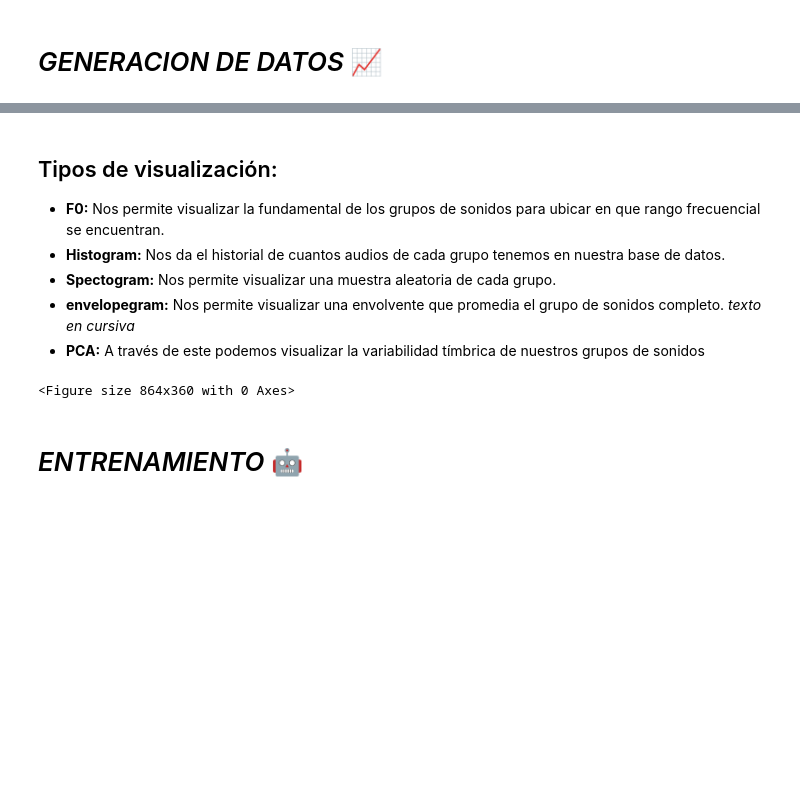
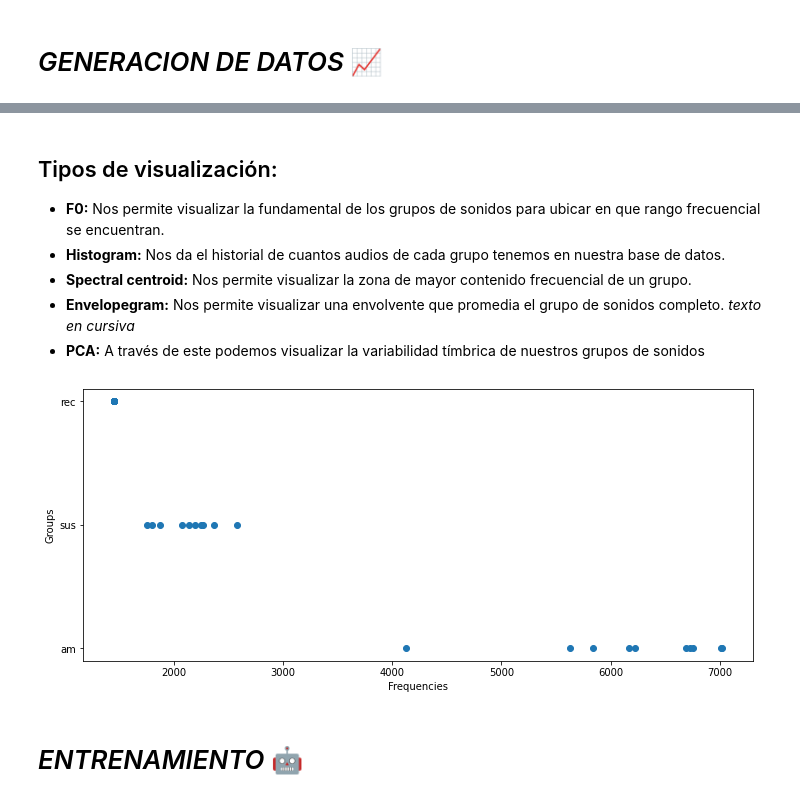
Before and after one commit to mezaga/ACIML, a Jupyter notebook: ACIML_seminario_prototype_final.ipynb, the cells around one changed output, grey strips where cells are left out. Cells and saved outputs as stored; diff of their text form; code cells hidden in the pictures; blank space fills up the shorter version.

```diff
--- a/ACIML_seminario_prototype_final.ipynb
+++ b/ACIML_seminario_prototype_final.ipynb
@@ -520,7 +520,7 @@ Requirement already satisfied: future in /usr/local/lib/python3.7/dist-packages
 
 from google.colab import files
 
-dropdown = 'Grabar' #@param ["Crear","Subir archivos","Grabar"]
+dropdown = 'Crear' #@param ["Crear","Subir archivos","Grabar"]
 if dropdown == 'Subir archivos':
   text = [widgets.Text(value='Synth', placeholder='Type something', description='group_id:', disabled=False)
 ]
@@ -629,8 +628,8 @@ display(ui,out)
 
 *   **F0:** Nos permite visualizar la fundamental de los grupos de sonidos para ubicar en que rango frecuencial se encuentran.
 *   **Histogram:** Nos da el historial de cuantos audios de cada grupo tenemos en nuestra base de datos.
-*   **Spectogram:** Nos permite visualizar una muestra aleatoria de cada grupo.
-* **envelopegram:** Nos permite visualizar una envolvente que promedia el grupo de sonidos completo. *texto en cursiva*
+*   **Spectral centroid:** Nos permite visualizar la zona de mayor contenido frecuencial de un grupo.
+* **Envelopegram:** Nos permite visualizar una envolvente que promedia el grupo de sonidos completo. *texto en cursiva*
 * **PCA:** A través de este podemos visualizar la variabilidad tímbrica de nuestros grupos de sonidos
 # %%
 #@title Visualización de datos { run: "auto" }
@@ -668,7 +667,7 @@ ids = list(DATA_filt['id'])
 
 #ids = id_gen(DATA_filt)
 
-audio_viz = 'Spectrogram' #@param ['PCA','F0', 'Histogram','Spectrogram', 'Envelopegram']
+audio_viz = 'Spectrograms' #@param ['PCA','F0', 'Histogram','Spectrograms', 'Envelopegram']
 #fig, ax = plt.subplots()
 plt.figure(figsize = [12,5])
 #fig.set_size_inches([12,5])
@@ -693,45 +692,39 @@ if audio_viz == 'PCA':
   print('variance: ')
   print(pca.explained_variance_ratio_)
   counter = 0
   cu = 0
 
   for key, value in zliders.items():
     #print(key,value)
     ax.scatter(X_PCA[counter: counter + value, 0], X_PCA[counter: counter + value, 1], cmap= 10, label = key)
     counter += value
     cu += 1
   ax.set_title('PCA')
   #ax.set_xlabel('PCA 1')
   #ax.set_ylabel('PCA 2')
   plt.xticks([])
   plt.yticks([])
   ax.legend()
 
 if audio_viz == 'Spectrograms':
-  z = DATA_filt['fft'].sample(3)
-  for i, x in enumerate(z):
-    ax = plt.subplot(1, 3, i + 1)
-    stft = librosa.stft(x)#, n_fft=512, hop_length= (512-1)//2)
-    stft = librosa.amplitude_to_db(np.abs(stft),ref=np.max)
-    librosa.display.specshow(stft,sr = 16000, y_axis='fft_note', x_axis='time')
-    ax.set_title('spectrogram_'+ str(i))
-    #ax.set_set_xlabel('time')
-  #for idx, id in enumerate(ids):
-  #  ax.annotate(id,(X_PCA[idx][0], X_PCA[idx][1]+ 0.2))
-  #fig.add_axes(ax)
+  ax = plt.subplot(1,1,1)
+  ax.set_xlabel("Frequencies")
+  ax.set_ylabel("Groups")
+  ax.scatter(x = DATA_filt['sc'],y = DATA_filt['gid'], cmap= 10)
+  plt.show()
 
 if audio_viz == 'Envelopegram':
   ax = plt.subplot(1, 1, 1)
   t = []
   for i in zliders.items():
     rmz = DATA_filt[DATA_filt['gid']== i[0]]
     t.append(rmz['rms'].mean())
   for i in t:
     plt.plot(i)
 
   #plt.show()
 # %% [output]
-<Figure size 864x360 with 0 Axes>
+[figure, added]
 # %% [markdown]
 # *ENTRENAMIENTO* 🤖
 # %%
```
Also changed, not shown: parts of 2 cells of this notebook.
